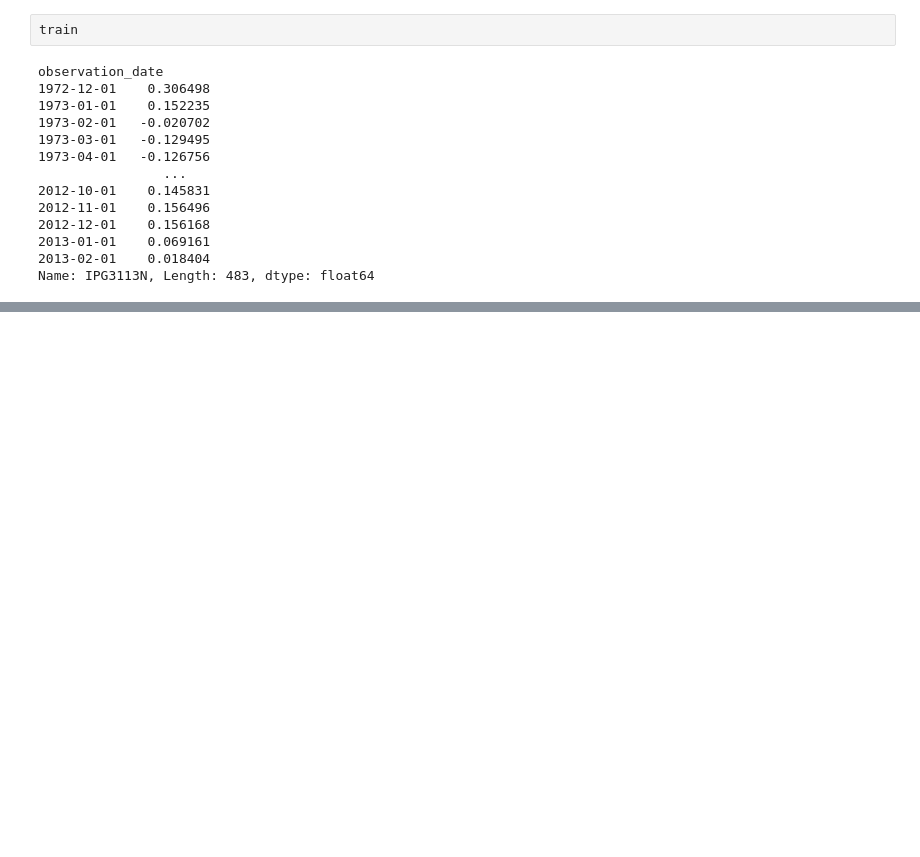
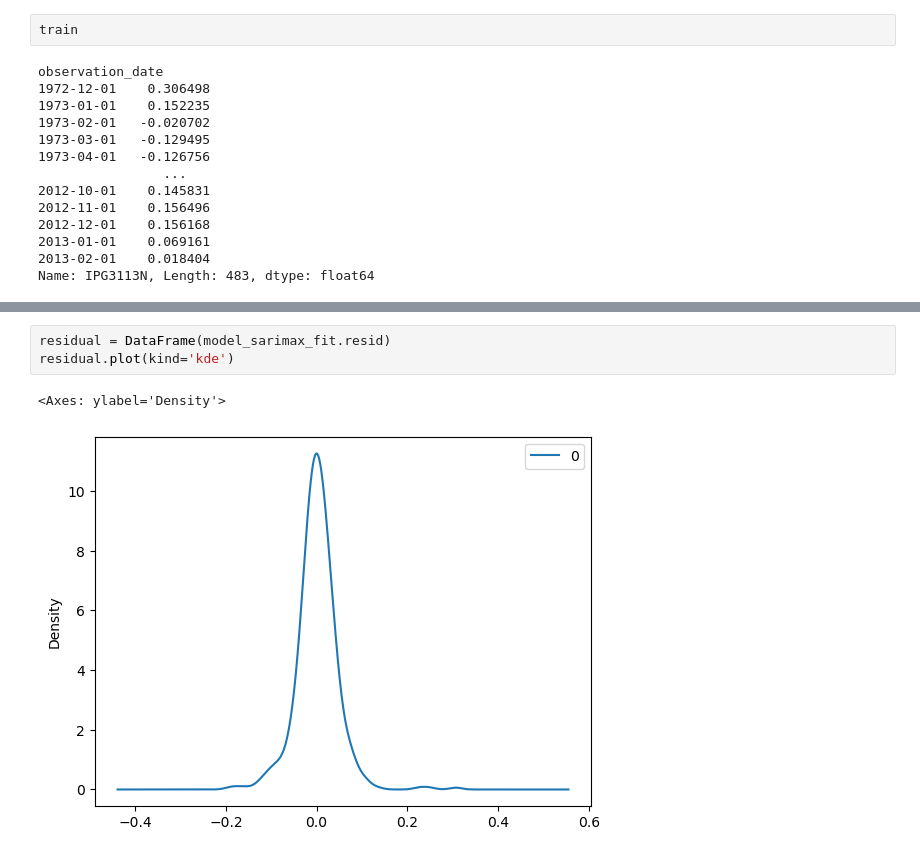
Before and after one commit to VaskarO/Time-series-analysis-and-forecasting, a Jupyter notebook: ARIMA_SARIMAX.ipynb, the cells around one changed output, grey strips where cells are left out. Saved outputs shown, nothing was run; the diff lists cells and outputs as text; blank space fills up the shorter version.

```diff
--- a/ARIMA_SARIMAX.ipynb
+++ b/ARIMA_SARIMAX.ipynb
@@ -154,0 +192,6 @@ plt.plot(predictions)
+# %%
+residual = DataFrame(model_sarimax_fit.resid)
+residual.plot(kind='kde')
+# %% [output]
+<Axes: ylabel='Density'>
+[figure, added]
```
Also changed, not shown: parts of 8 cells of this notebook.
